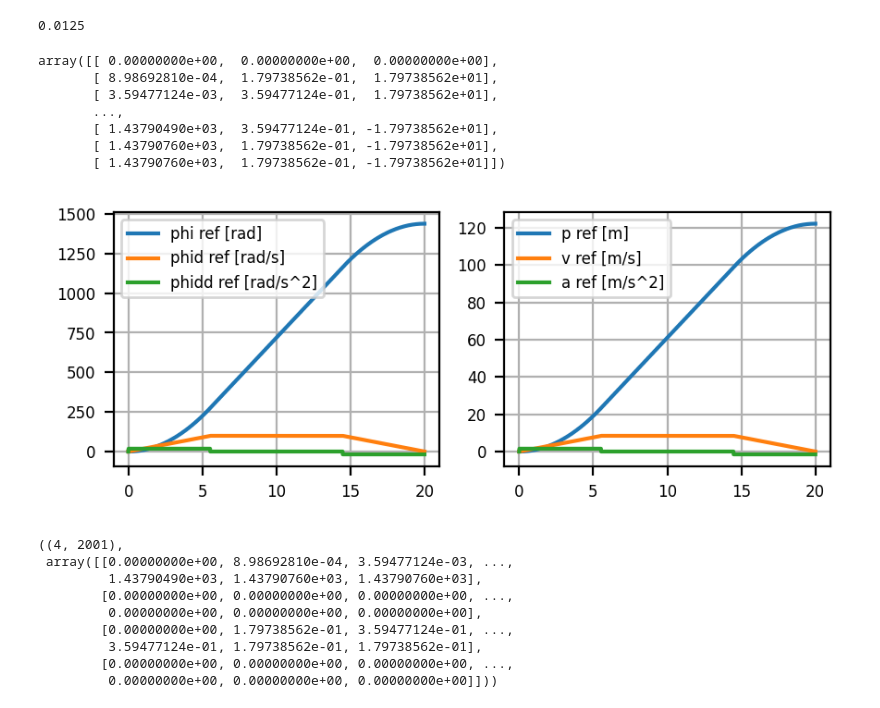
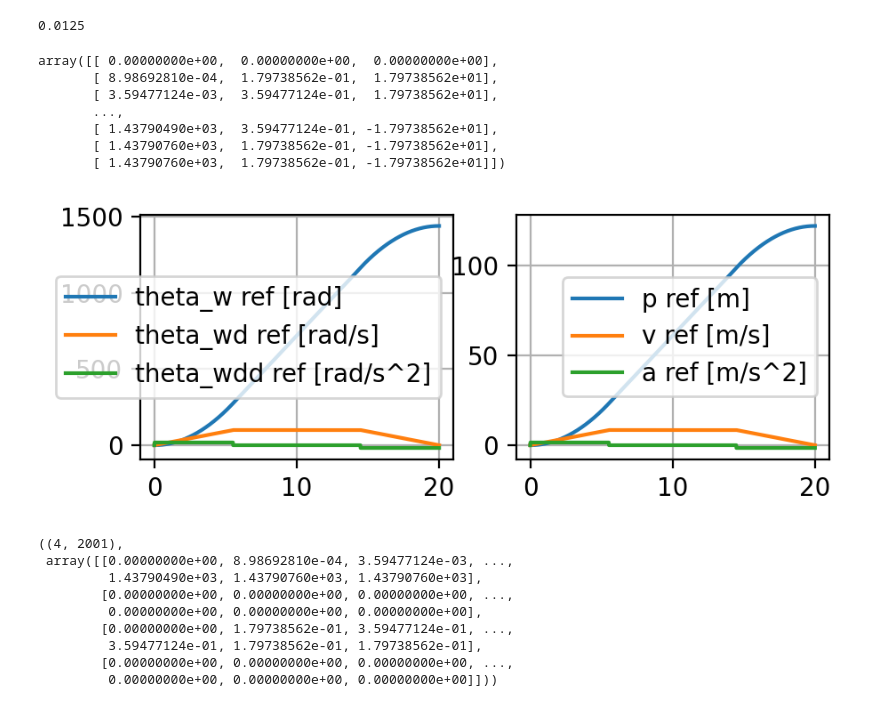
Before and after one commit to ssc166/joint_control, a Jupyter notebook: src/control/Balancing_Pitch.ipynb, the cells around one changed output. Cells and saved outputs as stored; diff of their text form; code cells hidden in the pictures.

```diff
--- a/src/control/Balancing_Pitch.ipynb
+++ b/src/control/Balancing_Pitch.ipynb
@@ -368,30 +264,30 @@ a
 0.0125
 # %%
 t_s, traj_s = Trapezoidal_Traj_Gen_Given_Amax_and_T(a,t_,0.01)
-phi_traj = traj_s/ 0.085
+theta_w_traj = traj_s/ 0.085
 
 rad2deg = 180/np.pi
 pl.figure(1, figsize=(5,4), dpi=200)
 
 pl.subplot(221);
-pl.plot(t_s, phi_traj*target_pos)
-pl.legend(['phi ref [rad]', 'phid ref [rad/s]', 'phidd ref [rad/s^2]'], loc='best')
+pl.plot(t_s, theta_w_traj*target_pos)
+pl.legend(['theta_w ref [rad]', 'theta_wd ref [rad/s]', 'theta_wdd ref [rad/s^2]'], loc='best')
 pl.grid()
 
 pl.subplot(222);
 pl.plot(t_s, traj_s*target_pos)
 pl.legend(['p ref [m]', 'v ref [m/s]', 'a ref [m/s^2]'], loc='best')
 pl.grid()
 
-phi_traj*target_pos
+theta_w_traj*target_pos
 # print('Vmax :', max(traj_s[:,1])*target_pos*3.6, 'km/r and Amax:', max(traj_s[:,2])*target_pos/9.81, 'g')
 # %% [output]
 array([[ 0.00000000e+00,  0.00000000e+00,  0.00000000e+00],
        [ 8.98692810e-04,  1.79738562e-01,  1.79738562e+01],
        [ 3.59477124e-03,  3.59477124e-01,  1.79738562e+01],
        ...,
        [ 1.43790490e+03,  3.59477124e-01, -1.79738562e+01],
        [ 1.43790760e+03,  1.79738562e-01, -1.79738562e+01],
        [ 1.43790760e+03,  1.79738562e-01, -1.79738562e+01]])
-[figure, old version]
+[figure, new version]
 # %%
```
Also changed, not shown: parts of 31 cells of this notebook, 10 other files.
